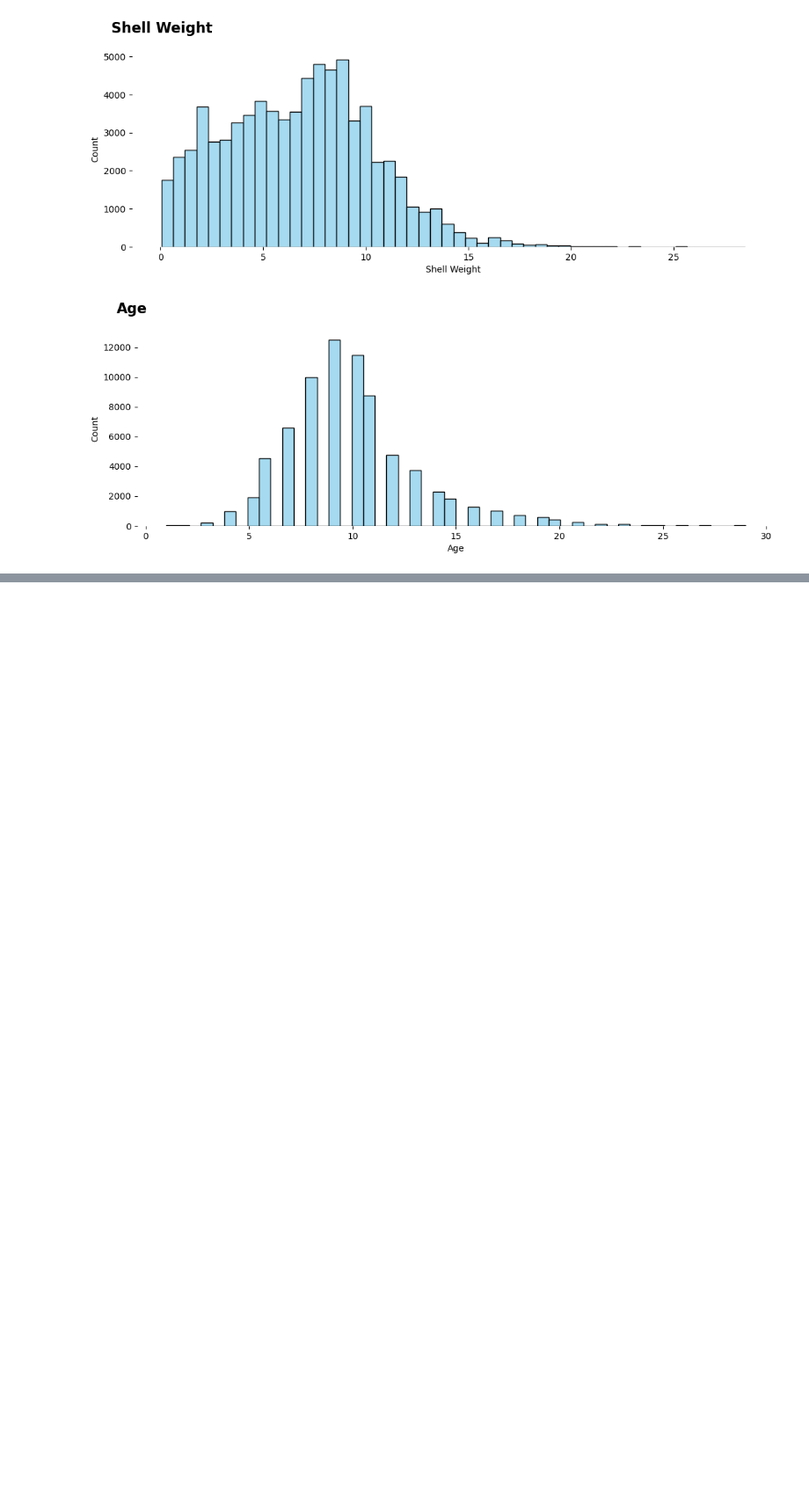
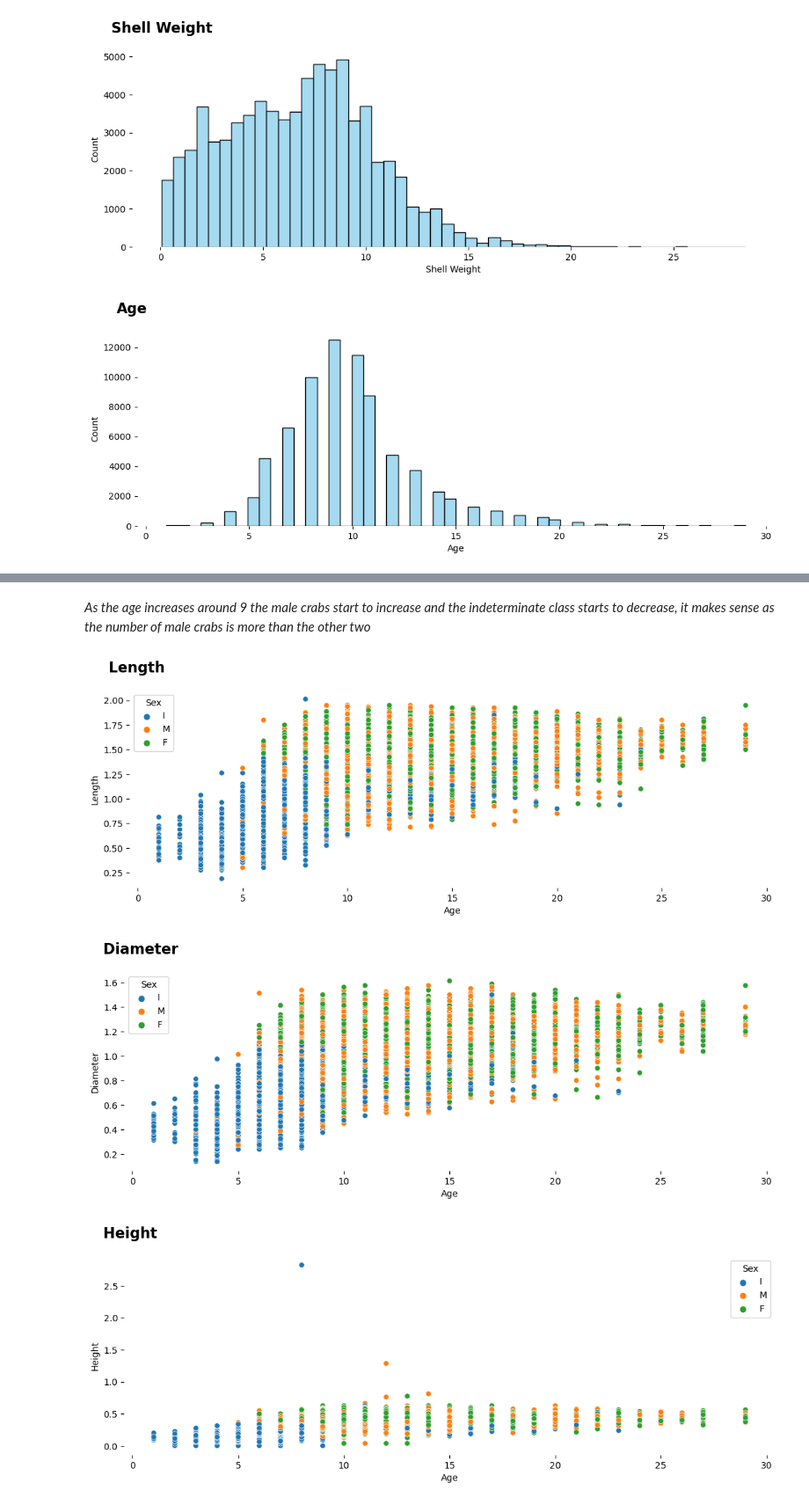
Before and after one commit to gargi-09/My-Kaggle-Work, a Jupyter notebook: Crab Age Prediction.ipynb, the cells around one changed output, grey strips where cells are left out. Shown at 88% size. Drawn from its saved outputs; the diff is of its cells as text; code cells hidden in the pictures; blank space fills up the shorter version.

Commit message:
Kaggle Notebook | Crab Age Prediction Notebook | Till Feature Engineering

```diff
--- a/Crab Age Prediction.ipynb
+++ b/Crab Age Prediction.ipynb
@@ -114,0 +160,13 @@ for n in num:
+# %% [markdown]
+*As the age increases around 9 the male crabs start to increase and the indeterminate class starts to decrease, it makes sense as the number of male crabs is more than the other two*
+# %%
+num = ['Length','Diameter','Height','Weight','Shucked Weight','Viscera Weight','Shell Weight']
+for n in num:
+    fig,ax = plt.subplots(1,1,figsize=(13,4))
+    sns.scatterplot(train_df,x='Age',y=n,hue='Sex')
+    fig.text(x=0.1,y=0.95,s=f"{n}",fontsize=16,fontweight='bold',fontfamily='sans serif')
+    plt.box(False)
+# %% [output]
+[figure, added]
+[figure, added]
+[figure, added]
```
Also changed, not shown: parts of 36 cells of this notebook.
